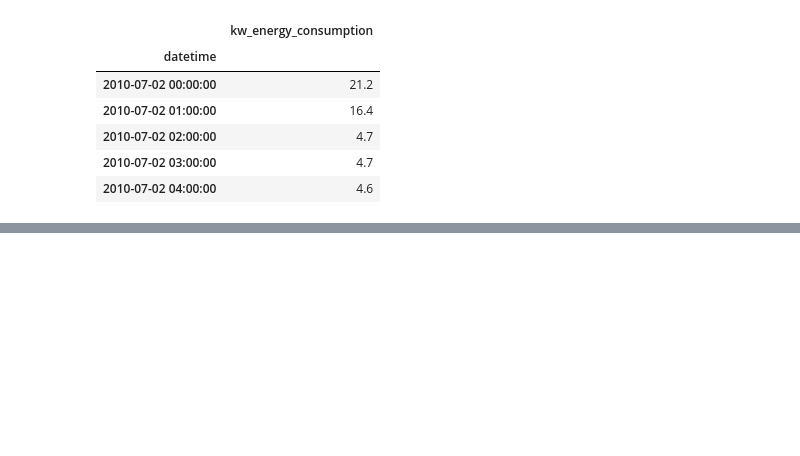
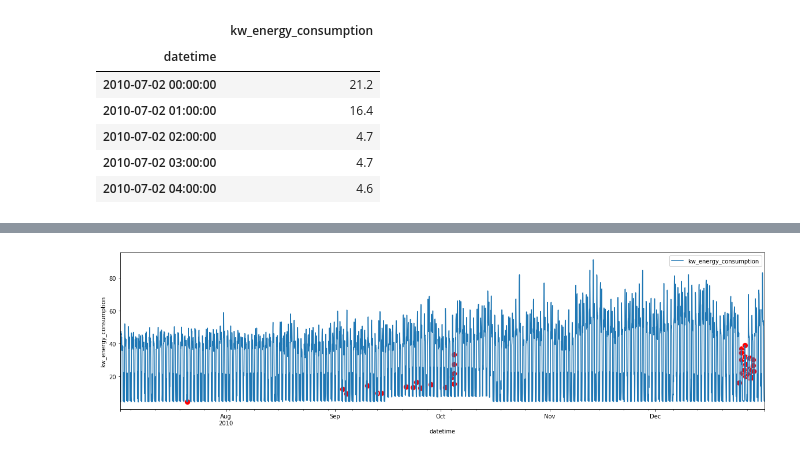
Before and after one commit to Fillipedem/pyanomaly, a Jupyter notebook: 01_timeseries.ipynb, the cells around one changed output, grey strips where cells are left out. Cells and saved outputs as stored; diff of their text form; code cells hidden in the pictures; blank space fills up the shorter version.

```diff
--- a/01_timeseries.ipynb
+++ b/01_timeseries.ipynb
@@ -128,4 +124,4 @@ Name: kw_energy_consumption, Length: 346, dtype: float64
 # %%
-anomalies = twitter(df['kw_energy_consumption'], only_low_values=True, m=5.0)
-anomalies
+anomalies = twitter(df['kw_energy_consumption'], period=168, only_low_values=True)
+anomalies.head(), len(anomalies)
 # %% [output]
@@ -150,0 +136,4 @@ Name: kw_energy_consumption, dtype: float64
+# %%
+plot_anomalies(ts, anomalies, s=100);
+# %% [output]
+[figure, added]
```
Also changed, not shown: parts of 6 cells of this notebook, 15 other files.
